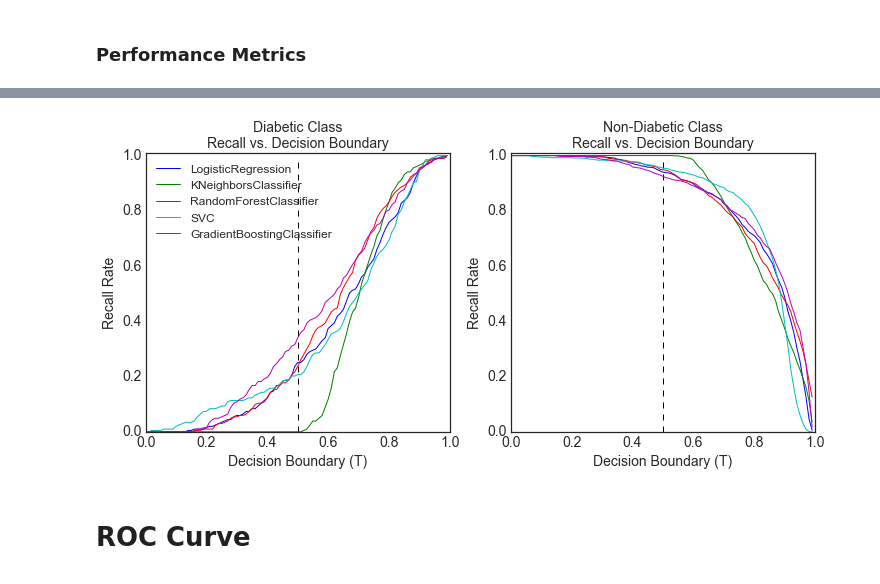
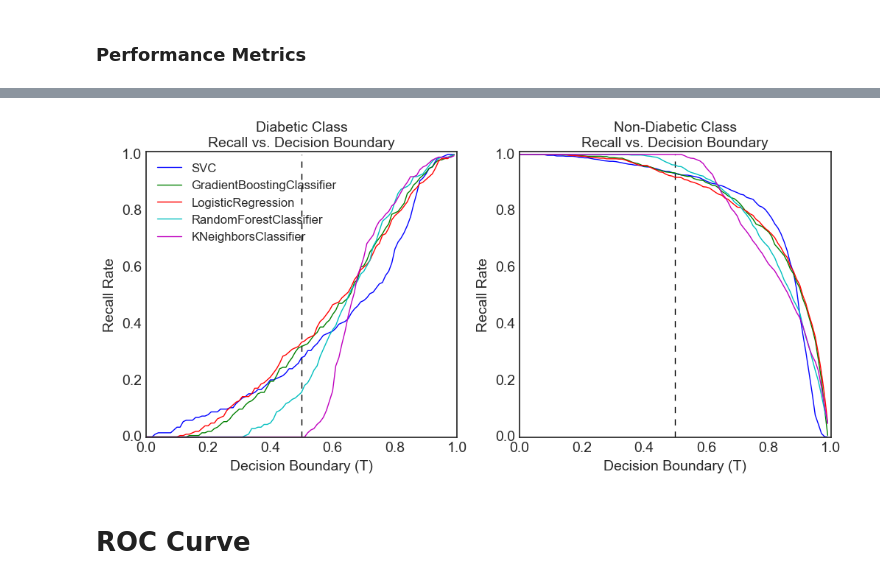
Before and after one commit to semerj/NHANES-diabetes, a Jupyter notebook: NHANES.ipynb, the cells around one changed output, grey strips where cells are left out. Saved outputs shown, nothing was run; the diff lists cells and outputs as text; code cells hidden in the pictures.

Commit message:
one hot encode categorical variables

```diff
--- a/NHANES.ipynb
+++ b/NHANES.ipynb
@@ -134,14 +166,14 @@ def GridSearchCVWrapper(model, param_grid, X, y):
 # %% [markdown]
 ### SVM
 # %%
-scale = MinMaxScaler(feature_range=(-1, 1)).fit(X_train)
-X_train_scale = scale.transform(X_train)
-X_test_scale = scale.transform(X_test)
+scale = MinMaxScaler(feature_range=(-1, 1)).fit(X_train[continuous_cols])
+X_train_scale = np.hstack((scale.transform(X_train[continuous_cols]), X_train[categorical_cols]))
+X_test_scale = np.hstack((scale.transform(X_test[continuous_cols]), X_test[categorical_cols]))
 # %%
 svc_best_params, svc_best_score = GridSearchCVWrapper(
     model=SVC(),
     param_grid=dict(
-        C=[100],
+        C=[10],
         kernel=["rbf"]
     ),
     X=X_train_scale,
@@ -230,9 +262,10 @@ pd.DataFrame({'importance': gbc_clf.feature_importances_}, index=X_train.columns
 # %% [markdown]
 ### Assess Tradeoff between Recall and the Decision Threshold (T)
 # %%
-def precision_recall_thershold(pred_proba):
+def precision_recall_thershold(pred_proba, y_test):
     t_recall_nodiab, t_recall_diab = [], []
     t_precision_nodiab, t_precision_diab = [], []
+
     for thresh in np.arange(0, 1, 0.01):
         precision, recall, fscore, support = metrics.precision_recall_fscore_support(
             y_test,
@@ -252,7 +285,7 @@ def precision_recall_thershold(pred_proba):
 # %%
 gbc_proba = gbc_clf.predict_proba(X_test)
 
-t_precision_nodiab, t_precision_diab, t_recall_nodiab, t_recall_diab = precision_recall_thershold(gbc_proba)
+t_precision_nodiab, t_precision_diab, t_recall_nodiab, t_recall_diab = precision_recall_thershold(gbc_proba, y_test)
 # %%
 plt.figure(figsize=(10,7))
 plt.plot(np.arange(0, 1, 0.01), t_recall_diab,   label='Diabetics')
@@ -337,35 +370,35 @@ probas = dict(
     KNeighborsClassifier=knn_proba,
     LogisticRegression=lg_proba,
     RandomForestClassifier=rf_proba,
     SVC=svc_proba
 )
 
 f, (ax1, ax2) = plt.subplots(1, 2, figsize=(12,5))
 ax1.plot([.5, .5], [0, 1], 'k--')
 ax2.plot([.5, .5], [0, 1], 'k--')
 ax1.set_ylim([0.0, 1.01])
 ax1.set_xlim([0.0, 1.0])
 ax2.set_ylim([0.0, 1.01])
 ax2.set_xlim([0.0, 1.0])
 
 ax1.set_xlabel('Decision Boundary (T)', fontsize=14)
 ax1.set_ylabel('Recall Rate', fontsize=14)
 ax1.tick_params(axis='both', which='major', labelsize=14)
 ax2.set_xlabel('Decision Boundary (T)', fontsize=14)
 ax2.set_ylabel('Recall Rate', fontsize=14)
 ax2.tick_params(axis='both', which='major', labelsize=14)
 for p in probas:
-    t_precision_nodiab, t_precision_diab, t_recall_nodiab, t_recall_diab = precision_recall_thershold(probas[p])
+    t_precision_nodiab, t_precision_diab, t_recall_nodiab, t_recall_diab = precision_recall_thershold(probas[p], y_test)
     ax1.plot(np.arange(0, 1, 0.01), t_recall_diab,   label=p)
     ax1.set_title('Diabetic Class\nRecall vs. Decision Boundary', fontsize=14)
     ax2.plot(np.arange(0, 1, 0.01), t_recall_nodiab, label=p)
     ax2.set_title('Non-Diabetic Class\nRecall vs. Decision Boundary', fontsize=14)
 
 ax1.legend(loc='upper left')
 plt.savefig('./img/Recall_score_all.png')
 plt.show()
 # %% [output]
-[figure, old version]
+[figure, new version]
 # %% [markdown]
 # ROC Curve
 # %%
```
Also changed, not shown: parts of 27 cells of this notebook.
